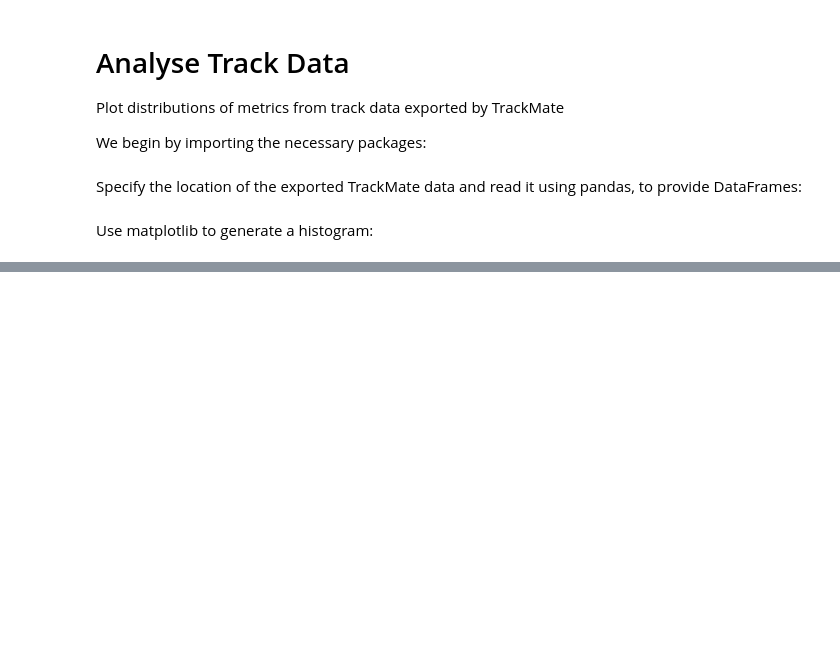
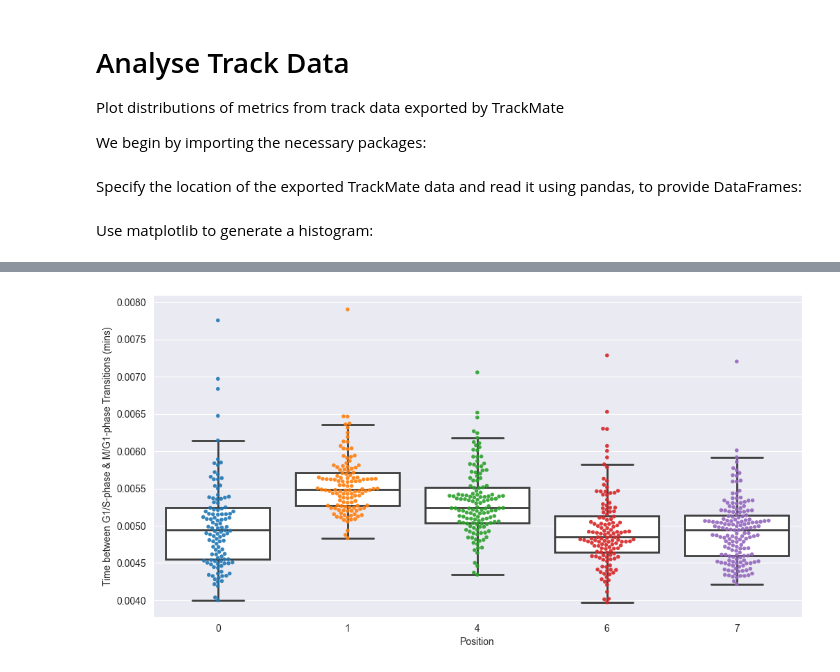
Before and after one commit to FrancisCrickInstitute/multi-dimensional-imaging-and-analysis, a Jupyter notebook: Live-Cell-Imaging-And-Tracking/compare_track_data.ipynb, the cells around one changed output, grey strips where cells are left out. Cells and saved outputs as stored; diff of their text form; code cells hidden in the pictures; blank space fills up the shorter version.

```diff
--- a/Live-Cell-Imaging-And-Tracking/compare_track_data.ipynb
+++ b/Live-Cell-Imaging-And-Tracking/compare_track_data.ipynb
@@ -29,0 +52,15 @@ plt.show()
+# %%
+# Boxplot and Swarmplot
+fig, ax = plt.subplots(figsize=(12, 6))
+sns.boxplot(data=datasets, color='white', showfliers=False, ax=ax, linewidth=2)
+sns.swarmplot(data=datasets, size=4, alpha=0.9, ax=ax)
+
+# Set the ticks and labels
+ax.set_xticks(range(len(position_labels)))  # Ensure the number of ticks matches the number of labels
+ax.set_xticklabels(position_labels)
+
+ax.set_ylabel('Time between G1/S-phase & M/G1-phase Transitions (mins)')
+ax.set_xlabel('Position')
+plt.show()
+# %% [output]
+[figure, added]
```
Also changed, not shown: parts of 3 cells of this notebook.
